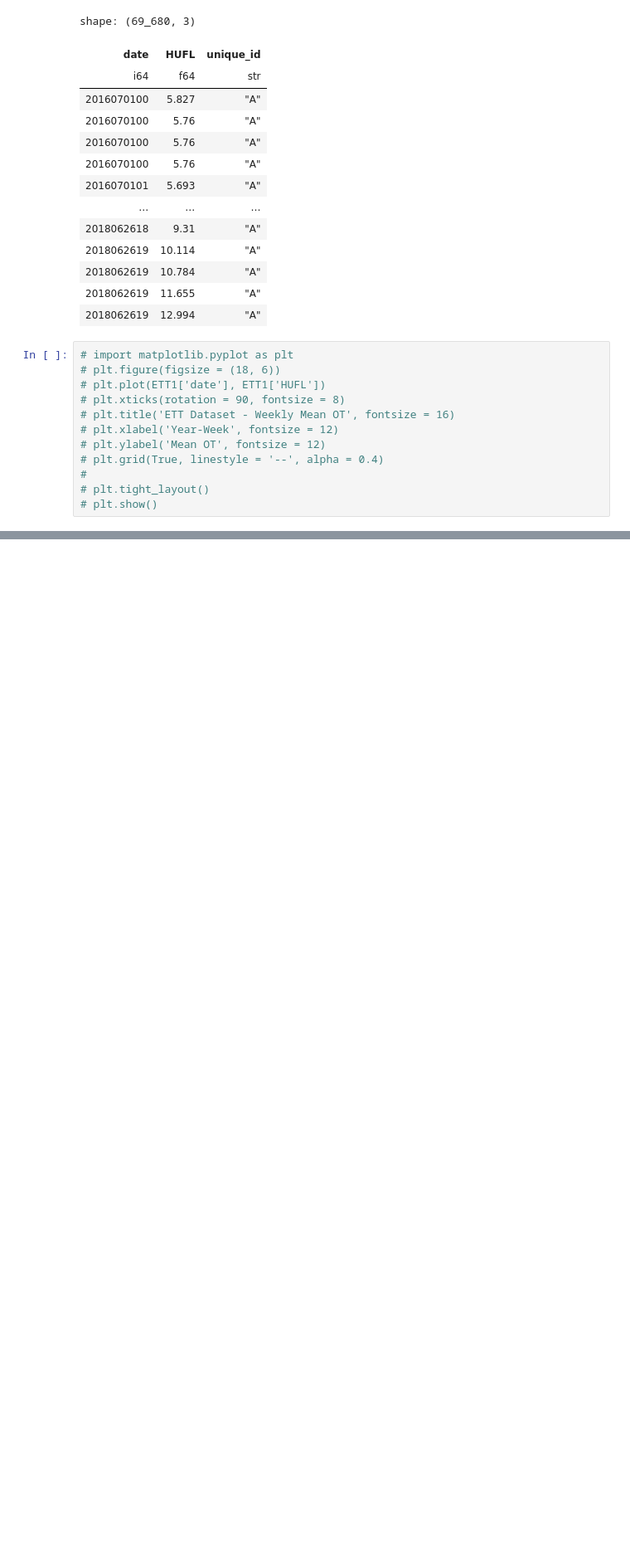
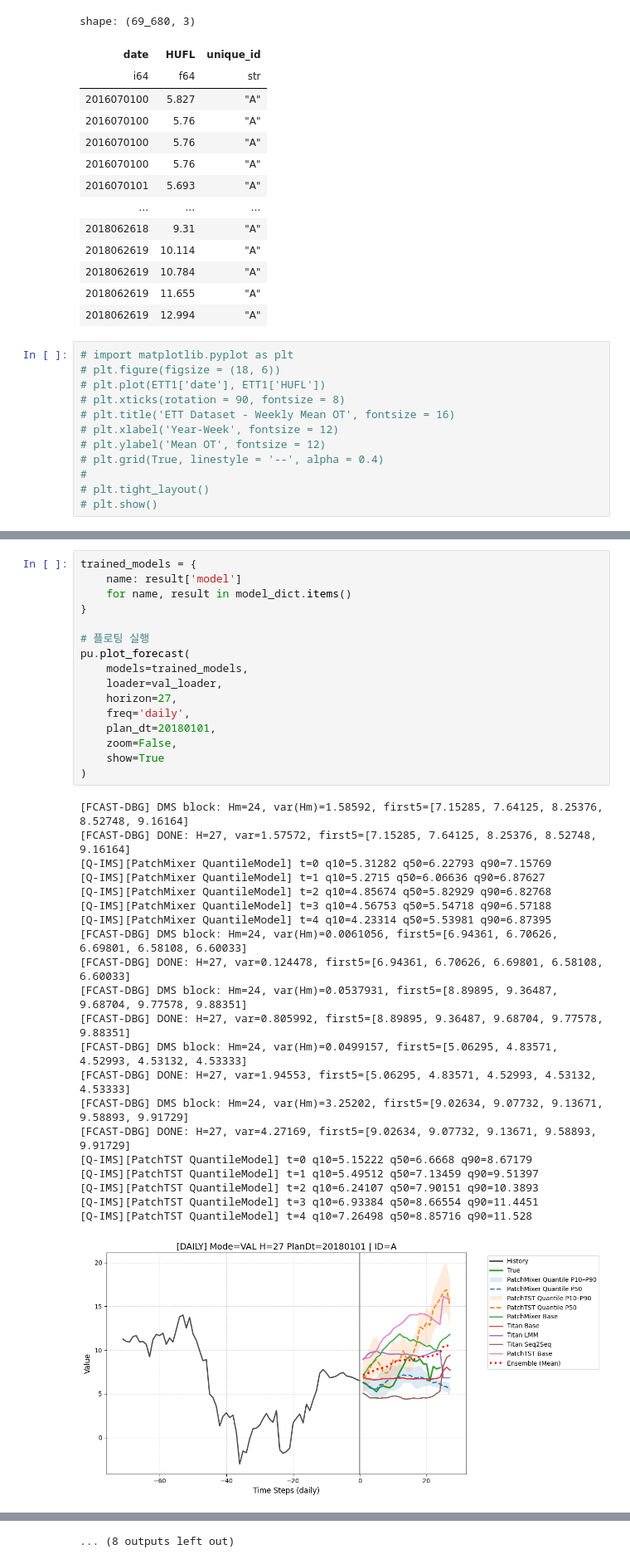
Before and after one commit to LeeKwanHyeong/data_research, a Jupyter notebook: modeling_module/model_test/model_validation.ipynb, the cells around one changed output, grey strips where cells are left out. Shown at 83% size. Cells and saved outputs as stored; diff of their text form; blank space fills up the shorter version.

```diff
--- a/modeling_module/model_test/model_validation.ipynb
+++ b/modeling_module/model_test/model_validation.ipynb
@@ -172,0 +270,38 @@ pu.plot_27w(
+# %%
+trained_models = {
+    name: result['model']
+    for name, result in model_dict.items()
+}
+
+# 플로팅 실행
+pu.plot_forecast(
+    models=trained_models,
+    loader=val_loader,
+    horizon=27,
+    freq='daily',
+    plan_dt=20180101,
+    zoom=False,
+    show=True
+)
+# %% [output]
+[FCAST-DBG] DMS block: Hm=24, var(Hm)=1.58592, first5=[7.15285, 7.64125, 8.25376, 8.52748, 9.16164]
+[FCAST-DBG] DONE: H=27, var=1.57572, first5=[7.15285, 7.64125, 8.25376, 8.52748, 9.16164]
+[Q-IMS][PatchMixer QuantileModel] t=0 q10=5.31282 q50=6.22793 q90=7.15769
+[Q-IMS][PatchMixer QuantileModel] t=1 q10=5.2715 q50=6.06636 q90=6.87627
+[Q-IMS][PatchMixer QuantileModel] t=2 q10=4.85674 q50=5.82929 q90=6.82768
+[Q-IMS][PatchMixer QuantileModel] t=3 q10=4.56753 q50=5.54718 q90=6.57188
+[Q-IMS][PatchMixer QuantileModel] t=4 q10=4.23314 q50=5.53981 q90=6.87395
+[FCAST-DBG] DMS block: Hm=24, var(Hm)=0.0061056, first5=[6.94361, 6.70626, 6.69801, 6.58108, 6.60033]
+[FCAST-DBG] DONE: H=27, var=0.124478, first5=[6.94361, 6.70626, 6.69801, 6.58108, 6.60033]
+[FCAST-DBG] DMS block: Hm=24, var(Hm)=0.0537931, first5=[8.89895, 9.36487, 9.68704, 9.77578, 9.88351]
+[FCAST-DBG] DONE: H=27, var=0.805992, first5=[8.89895, 9.36487, 9.68704, 9.77578, 9.88351]
+[FCAST-DBG] DMS block: Hm=24, var(Hm)=0.0499157, first5=[5.06295, 4.83571, 4.52993, 4.53132, 4.53333]
+[FCAST-DBG] DONE: H=27, var=1.94553, first5=[5.06295, 4.83571, 4.52993, 4.53132, 4.53333]
+[FCAST-DBG] DMS block: Hm=24, var(Hm)=3.25202, first5=[9.02634, 9.07732, 9.13671, 9.58893, 9.91729]
+[FCAST-DBG] DONE: H=27, var=4.27169, first5=[9.02634, 9.07732, 9.13671, 9.58893, 9.91729]
+[Q-IMS][PatchTST QuantileModel] t=0 q10=5.15222 q50=6.6668 q90=8.67179
+[Q-IMS][PatchTST QuantileModel] t=1 q10=5.49512 q50=7.13459 q90=9.51397
+[Q-IMS][PatchTST QuantileModel] t=2 q10=6.24107 q50=7.90151 q90=10.3893
+[Q-IMS][PatchTST QuantileModel] t=3 q10=6.93384 q50=8.66554 q90=11.4451
+[Q-IMS][PatchTST QuantileModel] t=4 q10=7.26498 q50=8.85716 q90=11.528
+[figure, added]
@@ -172,0 +413 @@ pu.plot_27w(
+... (8 outputs left out)
```
Also changed, not shown: parts of 7 cells of this notebook, 5 other files.
